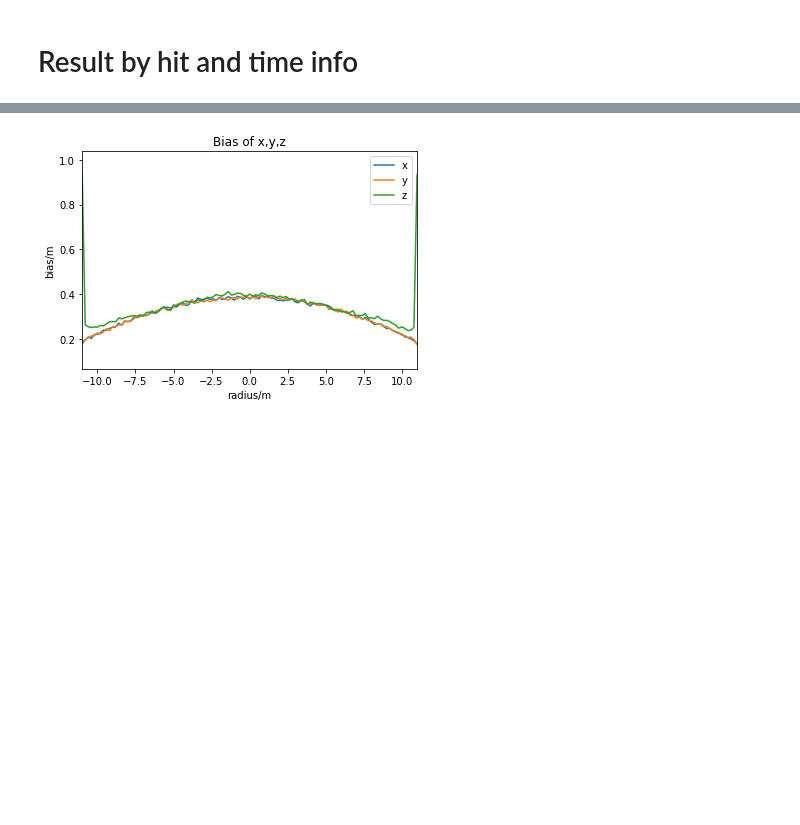
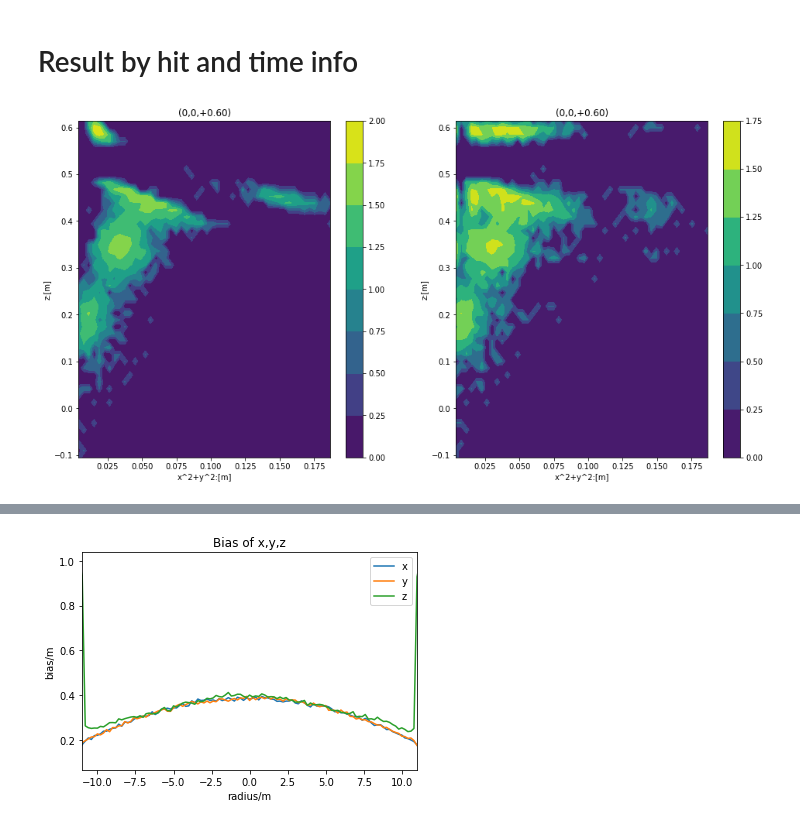
Before and after one commit to dw839566105/Recon1t, a Jupyter notebook: Recon1tonSim/note/View_1t_result.ipynb, the cells around one changed output, grey strips where cells are left out. Cells and saved outputs as stored; diff of their text form; code cells hidden in the pictures; blank space fills up the shorter version.

```diff
--- a/Recon1tonSim/note/View_1t_result.ipynb
+++ b/Recon1tonSim/note/View_1t_result.ipynb
@@ -55,3 +14,102 @@ for index,i in enumerate(radius):
 + 2k events per point
 # %% [markdown]
 # Result by hit and time info
+# %%
+import os
+def readfile(path):
+    #path = r'../result_1t_1MeV_new'
+    filenames=os.listdir(path)
+    radius = np.arange(0.6001,-0.60,-0.01)
+    data = []
+
+    E_total = []
+    x_total = []
+    y_total = []
+    z_total = []
+    E_truth = []
+    x_truth = []
+    y_truth = []
+    z_truth = []
+    for index,i in enumerate(radius):
+        filenames = os.listdir(path)
+        for j in filenames:
+            #print('%+.2f' % i)
+            if ('%+.2f' % i) in j:
+                #print(os.path.join(path, j))
+                h = tables.open_file(os.path.join(path, j),'r')
+                recondata = h.root.Recon
+                E = recondata[:]['E_sph']
+                taud = recondata[:]['tau_d']
+                x = recondata[:]['x_sph']
+                xt = recondata[:]['x_truth']
+                y = recondata[:]['y_sph']
+                yt = recondata[:]['y_truth']
+                z = recondata[:]['z_sph']
+                zt = recondata[:]['z_truth']
+                xl = recondata[:]['x']
+                h.close()
+                E_total = np.hstack((E_total, E))
+                x_total = np.hstack((x_total, x))
+                y_total = np.hstack((y_total, y))
+                z_total = np.hstack((z_total, z))
+                x_truth = np.hstack((x_truth, np.zeros_like(x)))
+                y_truth = np.hstack((y_truth, np.zeros_like(y)))
+                z_truth = np.hstack((z_truth, radius[index]*np.ones_like(z)))
+
+    return x,y,z,xt,yt,zt,x_total,y_total,z_total,x_truth,y_truth,z_truth
+
+x_mean = []
+y_mean = []
+z_mean = []
+x_std = []
+y_std = []
+z_std = []
+x_ax = []
+y_ax = []
+z_ax = []
+
+cnt = 0
+
+x,y,z,xt,yt,zt,x_total,y_total,z_total,x_truth,y_truth,z_truth = readfile('../result_1t_2MeV')
+x1,y1,z1,xt1,yt1,zt1,x_total1,y_total1,z_total1,x_truth1,y_truth1,z_truth1 = readfile('../result_1t_2MeV_1st')
+
+for i in np.arange(0.6001,-0.60,-0.01):
+    index = ((np.abs(z_truth-i)<0.005) & \
+             ((np.array(x_total)**2+np.array(y_total)**2)<2) & \
+            (~np.isnan(x_total)))
+    if np.min(np.abs(i - np.arange(0.6001,0.00,-0.05)))<1e-3:
+        cnt = cnt+1
+        plt.figure(figsize = (16,8), num=cnt)
+        plt.subplot(1,2,1)
+        r1 = x_total[index]**2 + y_total[index]**2
+        H1, xedges, yedges = np.histogram2d(np.nan_to_num(r1), np.nan_to_num(z_total[index]), bins=50)
+        X, Y = np.meshgrid(xedges[1:],yedges[1:])
+        plt.contourf(X,Y,np.log(np.log(np.transpose(H1)+1)+1))
+        plt.xlabel('x^2+y^2:[m]')
+        plt.ylabel('z:[m]')
+        plt.colorbar()
+        plt.title('(0,0,%+.2f)' % i)
+
+        plt.subplot(1,2,2)
+        r1 = x_total1[index]**2 + y_total1[index]**2
+        H1, xedges, yedges = np.histogram2d(np.nan_to_num(r1), np.nan_to_num(z_total[index]), bins=50)
+        X1, Y1 = np.meshgrid(xedges[1:],yedges[1:])
+        plt.contourf(X,Y,np.log(np.log(np.transpose(H1)+1)+1))
+        plt.xlabel('x^2+y^2:[m]')
+        plt.ylabel('z:[m]')
+        plt.colorbar()
+        plt.title('(0,0,%+.2f)' % i)
+        plt.savefig('1MeV%d.png' % cnt)
+    plt.show()
+
+    x_ax.append(x_truth[index][0])
+    y_ax.append(y_truth[index][0])
+    z_ax.append(z_truth[index][0])
+    x_mean.append(np.mean(np.abs(x_total[index]-x_truth[index])))
+    y_mean.append(np.mean(np.abs(y_total[index]-y_truth[index])))
+    z_mean.append(np.mean(np.abs(z_total[index]-z_truth[index])))
+    x_std.append(np.std(x_total[index]-x_truth[index]))
+    y_std.append(np.std(y_total[index]-y_truth[index]))
+    z_std.append(np.std(z_total[index]-z_truth[index]))
+# %% [output]
+[figure, added]
```
Also changed, not shown: parts of 17 cells of this notebook, 58 other files.
